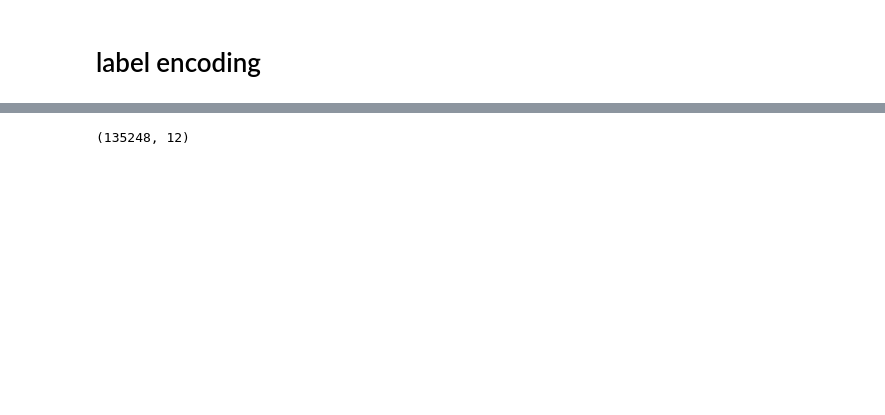
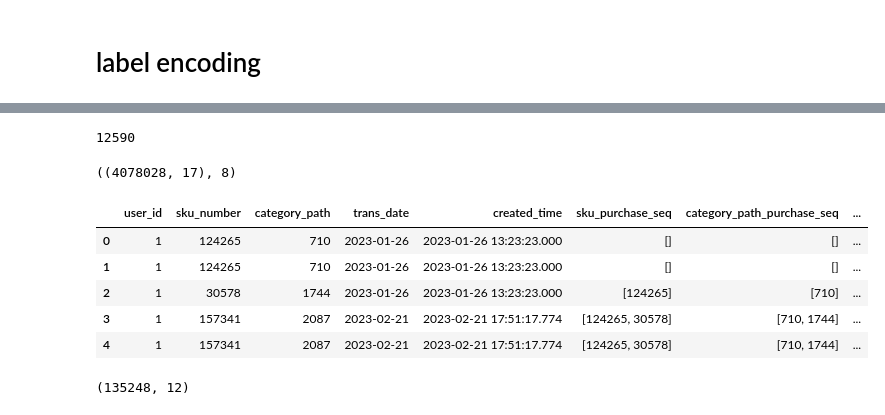
Before and after one commit to lingyu001/Recommendation, a Jupyter notebook: DNN_data_sampling.ipynb, the cells around one changed output, grey strips where cells are left out. Saved outputs shown, nothing was run; the diff lists cells and outputs as text; code cells hidden in the pictures; blank space fills up the shorter version.

```diff
--- a/DNN_data_sampling.ipynb
+++ b/DNN_data_sampling.ipynb
@@ -371,0 +545,4 @@ df_input['user_id_org'] = df_input['user_id']
+# %%
+encoded_item_set.max()
+# %% [output]
+12590
@@ -372,2 +631,14 @@ df_input['user_id_org'] = df_input['user_id']
 # %%
 df_input, feature_max_idx = encode_features(df_input)
+df_input.shape, len(feature_max_idx)
+# %% [output]
+((4078028, 17), 8)
+# %%
+df_input.head()
+# %% [output]
+|  | user_id | sku_number | category_path | trans_date | created_time | sku_purchase_seq | category_path_purchase_seq | ... |
+| 0 | 1 | 124265 | 710 | 2023-01-26 | 2023-01-26 13:23:23.000 | [] | [] | ... |
+| 1 | 1 | 124265 | 710 | 2023-01-26 | 2023-01-26 13:23:23.000 | [] | [] | ... |
+| 2 | 1 | 30578 | 1744 | 2023-01-26 | 2023-01-26 13:23:23.000 | [124265] | [710] | ... |
+| 3 | 1 | 157341 | 2087 | 2023-02-21 | 2023-02-21 17:51:17.774 | [124265, 30578] | [710, 1744] | ... |
+| 4 | 1 | 157341 | 2087 | 2023-02-21 | 2023-02-21 17:51:17.774 | [124265, 30578] | [710, 1744] | ... |
```
Also changed, not shown: parts of 58 cells of this notebook, 2 other files.
